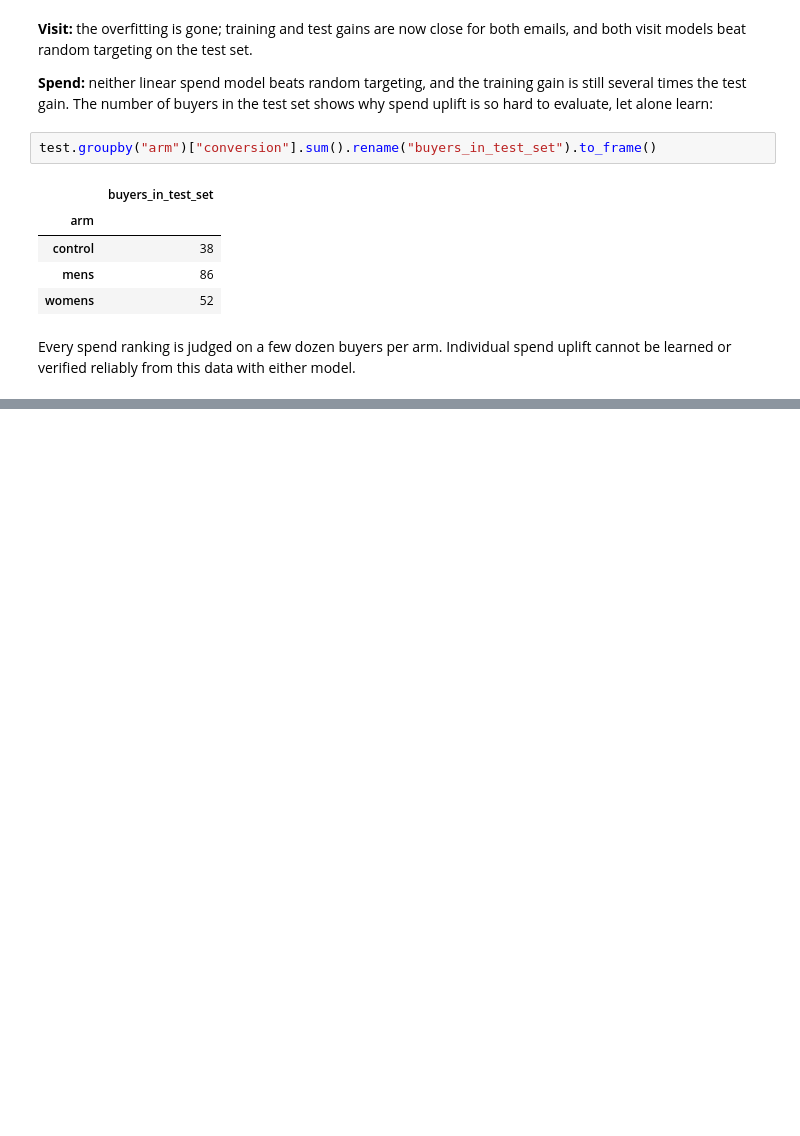
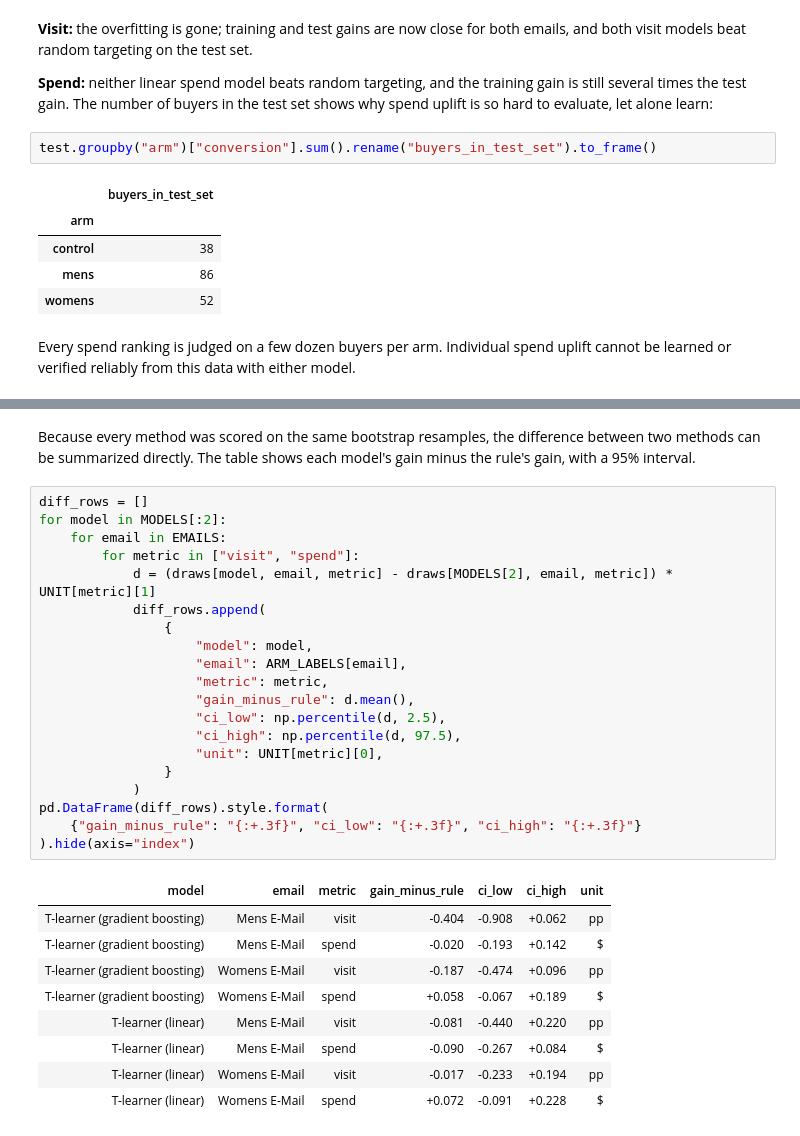
Before and after one commit to berkcansuner/hillstrom-email-uplift, a Jupyter notebook: notebooks/06_uplift.ipynb, the cells around one changed output, grey strips where cells are left out. Cells and saved outputs as stored; diff of their text form; blank space fills up the shorter version.

```diff
--- a/notebooks/06_uplift.ipynb
+++ b/notebooks/06_uplift.ipynb
@@ -343,0 +371,32 @@ Every spend ranking is judged on a few dozen buyers per arm. Individual spend up
+# %% [markdown]
+Because every method was scored on the same bootstrap resamples, the difference between two methods can be summarized directly. The table shows each model's gain minus the rule's gain, with a 95% interval.
+# %%
+diff_rows = []
+for model in MODELS[:2]:
+    for email in EMAILS:
+        for metric in ["visit", "spend"]:
+            d = (draws[model, email, metric] - draws[MODELS[2], email, metric]) * UNIT[metric][1]
+            diff_rows.append(
+                {
+                    "model": model,
+                    "email": ARM_LABELS[email],
+                    "metric": metric,
+                    "gain_minus_rule": d.mean(),
+                    "ci_low": np.percentile(d, 2.5),
+                    "ci_high": np.percentile(d, 97.5),
+                    "unit": UNIT[metric][0],
+                }
+            )
+pd.DataFrame(diff_rows).style.format(
+    {"gain_minus_rule": "{:+.3f}", "ci_low": "{:+.3f}", "ci_high": "{:+.3f}"}
+).hide(axis="index")
+# %% [output]
+| model | email | metric | gain_minus_rule | ci_low | ci_high | unit |
+| T-learner (gradient boosting) | Mens E-Mail | visit | -0.404 | -0.908 | +0.062 | pp |
+| T-learner (gradient boosting) | Mens E-Mail | spend | -0.020 | -0.193 | +0.142 | $ |
+| T-learner (gradient boosting) | Womens E-Mail | visit | -0.187 | -0.474 | +0.096 | pp |
+| T-learner (gradient boosting) | Womens E-Mail | spend | +0.058 | -0.067 | +0.189 | $ |
+| T-learner (linear) | Mens E-Mail | visit | -0.081 | -0.440 | +0.220 | pp |
+| T-learner (linear) | Mens E-Mail | spend | -0.090 | -0.267 | +0.084 | $ |
+| T-learner (linear) | Womens E-Mail | visit | -0.017 | -0.233 | +0.194 | pp |
+| T-learner (linear) | Womens E-Mail | spend | +0.072 | -0.091 | +0.228 | $ |
```
Also changed, not shown: parts of 4 cells of this notebook, 1 other file.
